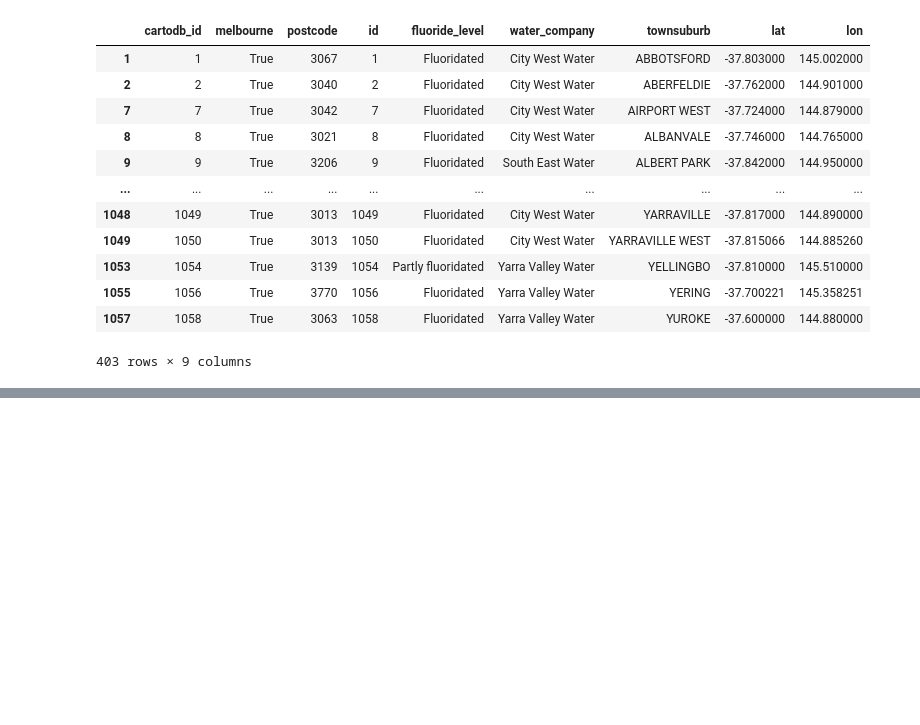
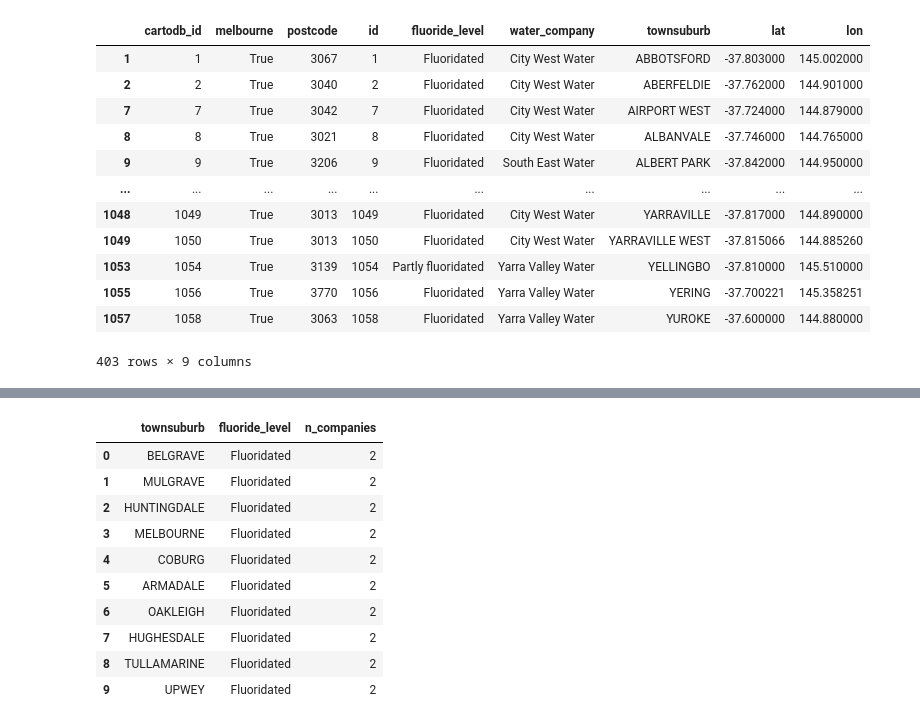
Before and after one commit to tienphatnguyendev/machine-learning-docs, a Jupyter notebook: clustering/notebooks/clustering.ipynb, the cells around one changed output, grey strips where cells are left out. Cells and saved outputs as stored; diff of their text form; code cells hidden in the pictures; blank space fills up the shorter version.

```diff
--- a/clustering/notebooks/clustering.ipynb
+++ b/clustering/notebooks/clustering.ipynb
@@ -121,0 +176,15 @@ array(['Barwon Water', 'City West Water', 'Central Highlands Water',
+# %%
+top_10_subs = n_flu_comp_by_suburb.head(10).reset_index()
+top_10_subs
+# %% [output]
+|  | townsuburb | fluoride_level | n_companies |
+| 0 | BELGRAVE | Fluoridated | 2 |
+| 1 | MULGRAVE | Fluoridated | 2 |
+| 2 | HUNTINGDALE | Fluoridated | 2 |
+| 3 | MELBOURNE | Fluoridated | 2 |
+| 4 | COBURG | Fluoridated | 2 |
+| 5 | ARMADALE | Fluoridated | 2 |
+| 6 | OAKLEIGH | Fluoridated | 2 |
+| 7 | HUGHESDALE | Fluoridated | 2 |
+| 8 | TULLAMARINE | Fluoridated | 2 |
+| 9 | UPWEY | Fluoridated | 2 |
```
Also changed, not shown: parts of 23 cells of this notebook, 3 other files.
